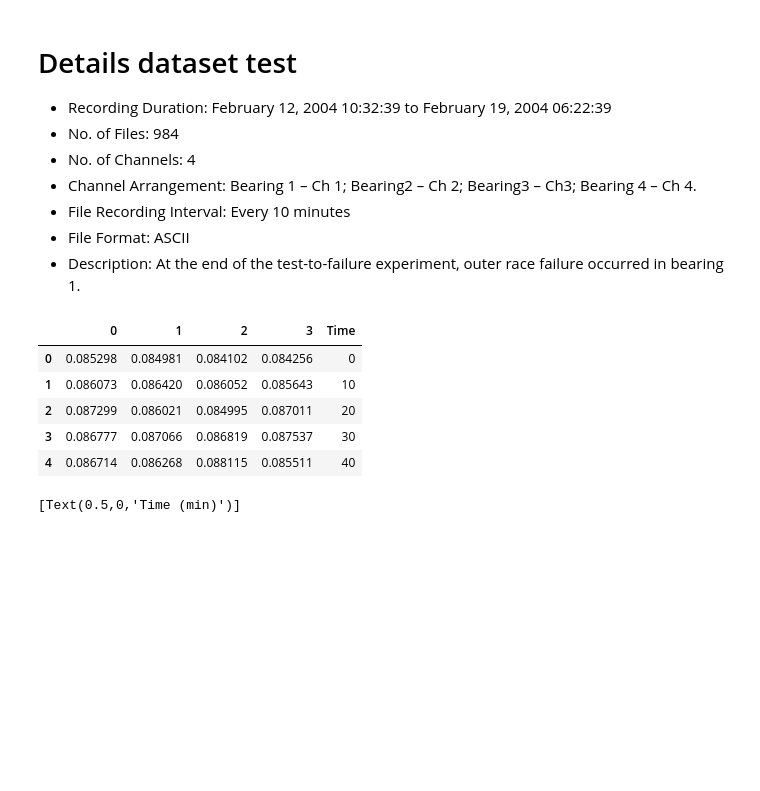
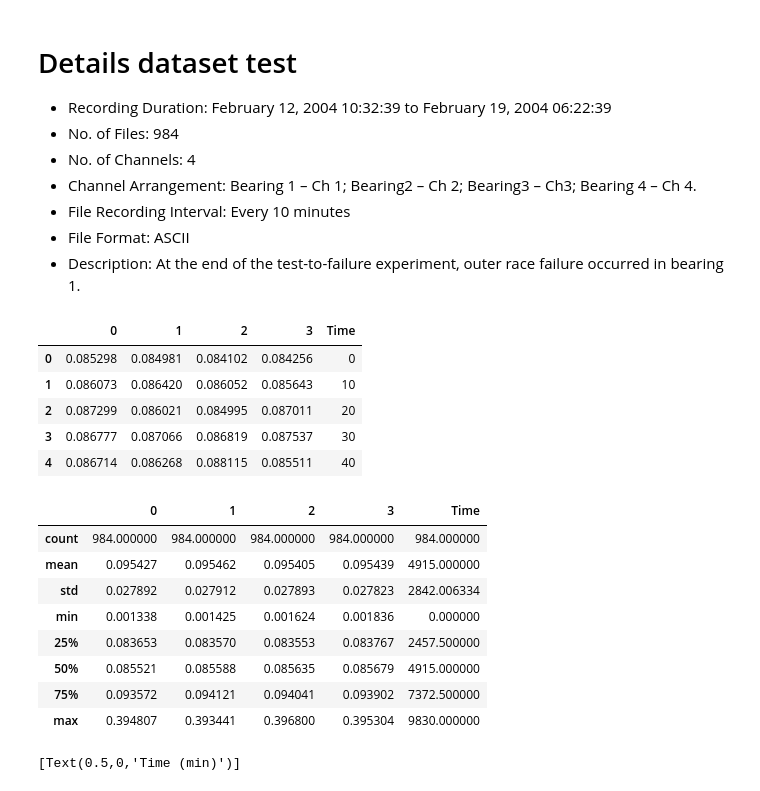
Before and after one commit to yasirabd/gmmhmm-bearing, a Jupyter notebook: HMM Pomegranate.ipynb, the cells around one changed output. Saved outputs shown, nothing was run; the diff lists cells and outputs as text; code cells hidden in the pictures; blank space fills up the shorter version.

```diff
--- a/HMM Pomegranate.ipynb
+++ b/HMM Pomegranate.ipynb
@@ -379,6 +389,18 @@ data_test.head()
 | 2 | 0.087299 | 0.086021 | 0.084995 | 0.087011 | 20 |
 | 3 | 0.086777 | 0.087066 | 0.086819 | 0.087537 | 30 |
 | 4 | 0.086714 | 0.086268 | 0.088115 | 0.085511 | 40 |
+# %%
+data_test.describe()
+# %% [output]
+|  | 0 | 1 | 2 | 3 | Time |
+| count | 984.000000 | 984.000000 | 984.000000 | 984.000000 | 984.000000 |
+| mean | 0.095427 | 0.095462 | 0.095405 | 0.095439 | 4915.000000 |
+| std | 0.027892 | 0.027912 | 0.027893 | 0.027823 | 2842.006334 |
+| min | 0.001338 | 0.001425 | 0.001624 | 0.001836 | 0.000000 |
+| 25% | 0.083653 | 0.083570 | 0.083553 | 0.083767 | 2457.500000 |
+| 50% | 0.085521 | 0.085588 | 0.085635 | 0.085679 | 4915.000000 |
+| 75% | 0.093572 | 0.094121 | 0.094041 | 0.093902 | 7372.500000 |
+| max | 0.394807 | 0.393441 | 0.396800 | 0.395304 | 9830.000000 |
 # %%
 # draw plot of each signals
 sns.set(font_scale=1.25)
```
Also changed, not shown: parts of 14 cells of this notebook, 10 other files.
